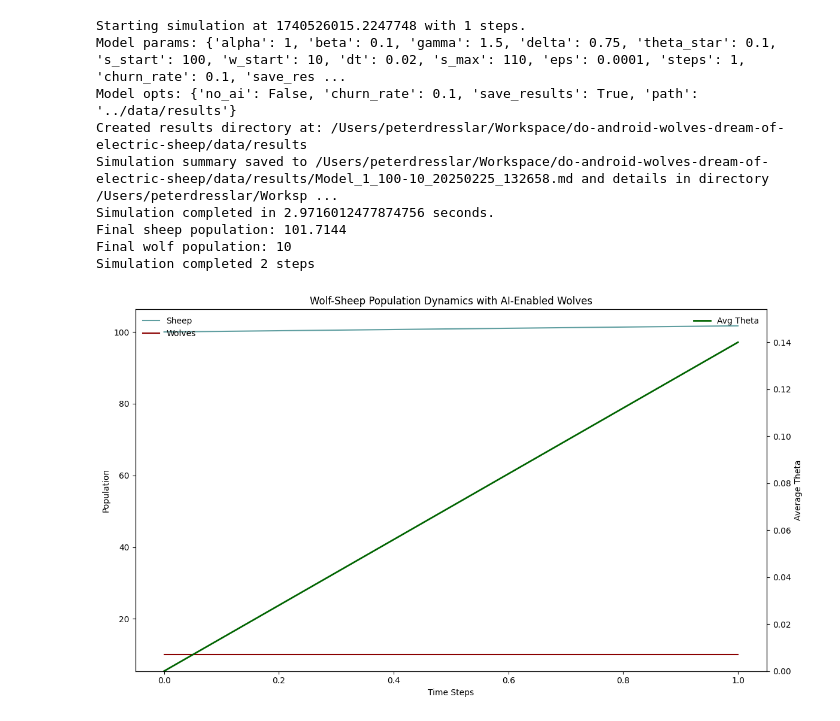
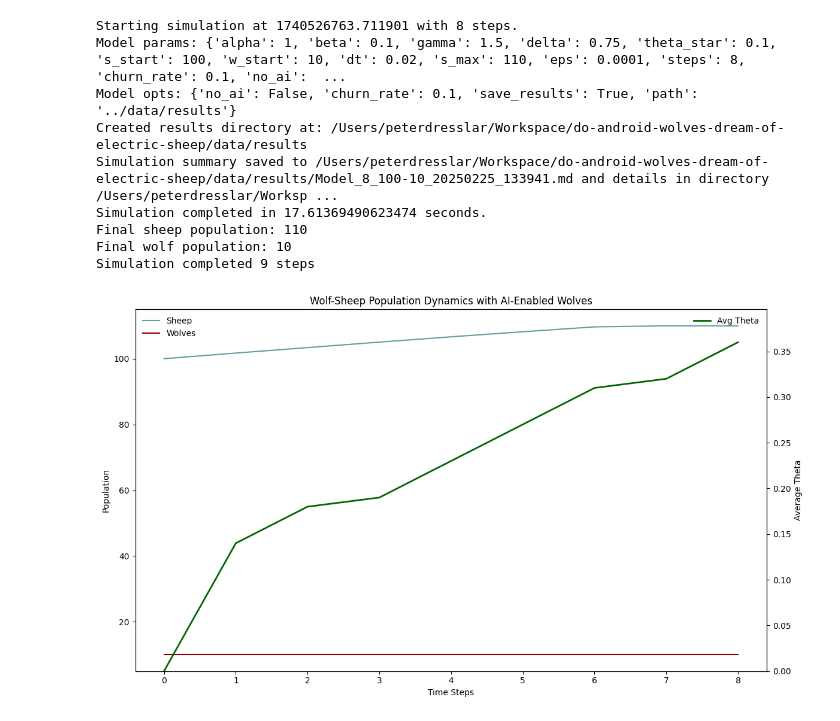
Before and after one commit to peterdresslar/do-android-wolves-dream-of-electric-sheep, a Jupyter notebook: notebooks/call_model.ipynb, the cells around one changed output. Saved outputs shown, nothing was run; the diff lists cells and outputs as text; code cells hidden in the pictures.

```diff
--- a/notebooks/call_model.ipynb
+++ b/notebooks/call_model.ipynb
@@ -14,16 +14,16 @@ from model.model import run_coroutine
 # Notebook-wide params
 # Donʻt set no_ai here, it will be set in the models
 my_args = {
-    "steps": 1,
+    "steps": 8,
     "theta_star": 0.1,
     "churn_rate": 0.1,
-    "save_results": True
 }
 # %%
 # Run model with AI-enabled wolves
 ai_results = await run_coroutine(
     **my_args,
     no_ai=False,
+    save_results=True
 )
 
 # Print some information about the results
@@ -57,40 +57,40 @@ sns.lineplot(
 # Plot average theta on right y-axis
 ax2 = ax1.twinx()
 sns.lineplot(
     data=ai_df,
     x="t",
     y="Avg Theta",
     color="darkgreen",
     ax=ax2,
     linewidth=2,
 )
 
 # Set the y-axis limits for the right axis
 max_theta = max(ai_results["average_theta_history"])
 min_theta = min(ai_results["average_theta_history"])
 theta_range = max_theta - min_theta
 ax2.set_ylim(max(0, min_theta - 0.1 * theta_range), max_theta + 0.1 * theta_range)
 
 # Add labels and legend
 ax1.set_xlabel("Time Steps")
 ax1.set_ylabel("Population")
 ax2.set_ylabel("Average Theta")
 ax1.legend(title="", loc="upper left", frameon=False)
 ax2.legend(["Avg Theta"], loc="upper right", frameon=False)
 
 plt.title("Wolf-Sheep Population Dynamics with AI-Enabled Wolves")
 plt.tight_layout()
 # %% [output]
-Starting simulation at 1740526015.2247748 with 1 steps.
-Model params: {'alpha': 1, 'beta': 0.1, 'gamma': 1.5, 'delta': 0.75, 'theta_star': 0.1, 's_start': 100, 'w_start': 10, 'dt': 0.02, 's_max': 110, 'eps': 0.0001, 'steps': 1, 'churn_rate': 0.1, 'save_res ...
+Starting simulation at 1740526763.711901 with 8 steps.
+Model params: {'alpha': 1, 'beta': 0.1, 'gamma': 1.5, 'delta': 0.75, 'theta_star': 0.1, 's_start': 100, 'w_start': 10, 'dt': 0.02, 's_max': 110, 'eps': 0.0001, 'steps': 8, 'churn_rate': 0.1, 'no_ai':  ...
 Model opts: {'no_ai': False, 'churn_rate': 0.1, 'save_results': True, 'path': '../data/results'}
 Created results directory at: /Users/peterdresslar/Workspace/do-android-wolves-dream-of-electric-sheep/data/results
-Simulation summary saved to /Users/peterdresslar/Workspace/do-android-wolves-dream-of-electric-sheep/data/results/Model_1_100-10_20250225_132658.md and details in directory /Users/peterdresslar/Worksp ...
-Simulation completed in 2.9716012477874756 seconds.
-Final sheep population: 101.7144
+Simulation summary saved to /Users/peterdresslar/Workspace/do-android-wolves-dream-of-electric-sheep/data/results/Model_8_100-10_20250225_133941.md and details in directory /Users/peterdresslar/Worksp ...
+Simulation completed in 17.61369490623474 seconds.
+Final sheep population: 110
 Final wolf population: 10
-Simulation completed 2 steps
+Simulation completed 9 steps
-[figure, old version]
+[figure, new version]
 # %%
 # Run model with no_ai=True (note the correct keyword argument syntax)
 results = await run_coroutine(
```
Also changed, not shown: parts of 2 cells of this notebook, 1 other file.
